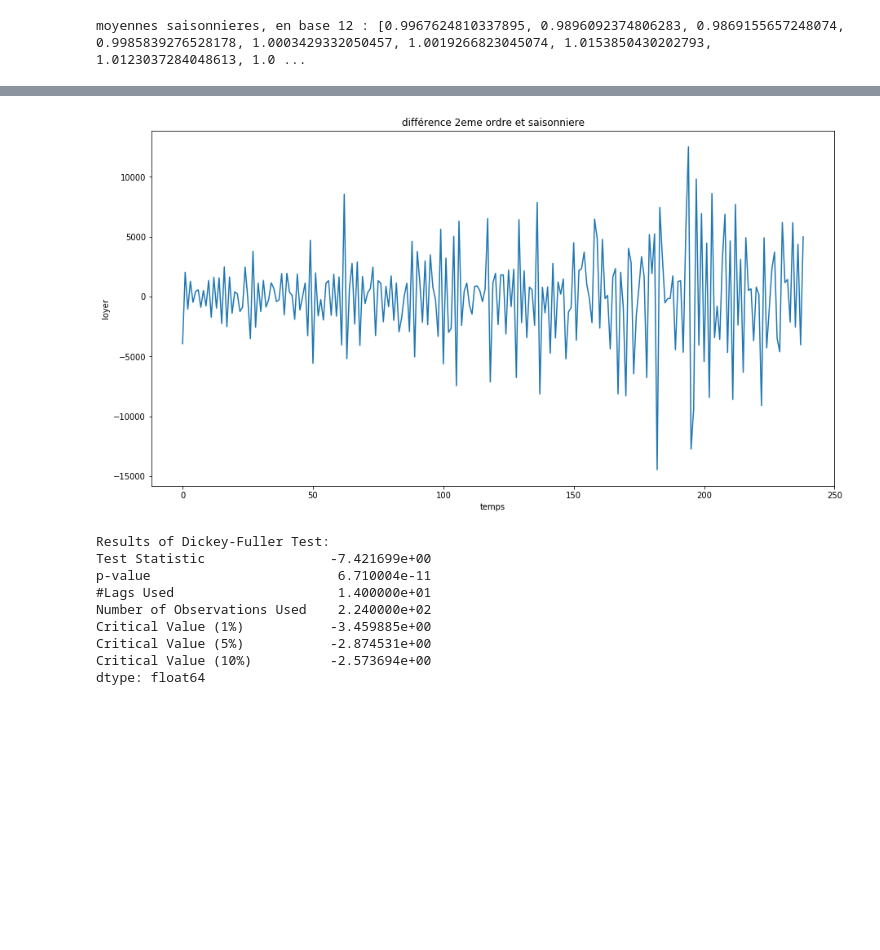
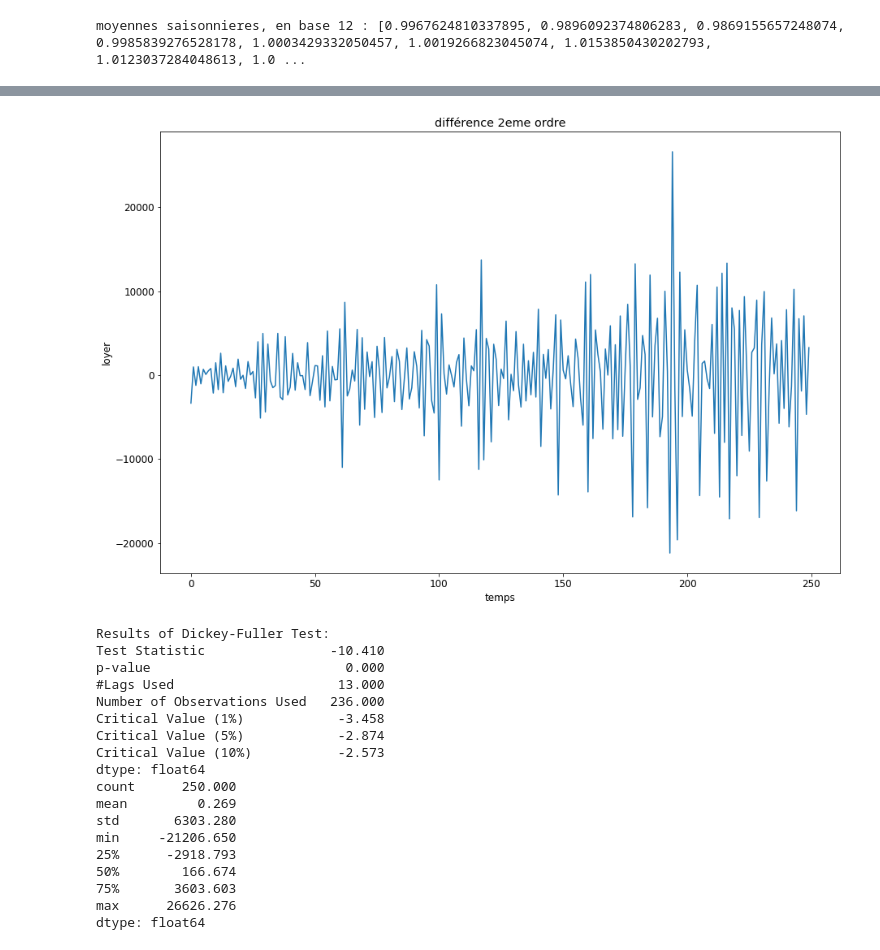
Before and after one commit to anonz322/London, a Jupyter notebook: nb-UK.ipynb, the cells around one changed output, grey strips where cells are left out. Cells and saved outputs as stored; diff of their text form; code cells hidden in the pictures; blank space fills up the shorter version.

```diff
--- a/nb-UK.ipynb
+++ b/nb-UK.ipynb
@@ -99,5 +100,6 @@ analyse_df.plot(grid=True)
 # %%
-rcParams['figure.figsize'] = [15.0, 10.0]
+plt.figure(figsize=(15,10))
+
 reserve_df.plot(grid=True)
 # %% [output]
 <matplotlib.axes._subplots.AxesSubplot at 0x...>
@@ -155,8 +345,8 @@ No handles with labels found to put in legend.
 # %%
 #décomposition - modèle additif
-import statsmodels.api as sm
+
 decompo = sm.tsa.seasonal_decompose(analyse_df['Average_Price'], model = 'additive')
-rcParams['figure.figsize'] = [15.0, 8.0]
+plt.figure(figsize=(15,8))
 decompo.plot()
 #decompo.resid.plot(kind='kde')
 print(decompo.resid.describe())
@@ -174,7 +365,7 @@ Name: Average_Price, dtype: float64
 # %%
 #decomposition - modele multiplicatif
 decompo = sm.tsa.seasonal_decompose(analyse_df['Average_Price'], model = 'multiplicative')
-rcParams['figure.figsize'] = [15.0, 8.0]
+plt.figure(figsize=(15,8))
 decompo.plot()
 
 #decompo.resid.plot(kind='kde')
@@ -184,5 +375,4 @@ decompo.plot()
 #plt.ylabel("facteur")
 plt.show()
 analyse_df.insert(analyse_df.shape[1],'desaison', decompo.resid.dropna())
-print(analyse_df['desaison'])
 # %% [output]
@@ -415,24 +611,34 @@ dtype: float64
 # %%
-#Essais avec difference ordre 2 + saisonnière (t=12)
 
-difference_ord2_sais = difference(difference_ordinaire, 12)
-difference_ord2_sais = difference(difference_ord2_sais)
-plt.plot(difference_ord2_sais)
-plt.title("différence 2eme ordre et saisonniere")
+#difference ordre 2 : surdifférenciation ! std       6303.280198
+difference_ord2 = difference(difference_ordinaire)
+difference_ord2 = difference(difference_ord2)
+plt.plot(difference_ord2)
+plt.title("différence 2eme ordre")
 plt.xlabel("temps")
 plt.ylabel("loyer")
 plt.show()
-plot_acf(difference_ord2_sais, lags=36)
-plot_pacf(difference_ord2_sais, lags=36)
-dickeyFuller(difference_ord2_sais)
+plot_acf(difference_ord2, lags=36)
+plot_pacf(difference_ord2, lags=36)
+dickeyFuller(difference_ord2)
+print(difference_ord2.describe())
 # %% [output]
-[figure, old version]
+[figure, new version]
 Results of Dickey-Fuller Test:
-Test Statistic                -7.421699e+00
-p-value                        6.710004e-11
-#Lags Used                     1.400000e+01
-Number of Observations Used    2.240000e+02
-Critical Value (1%)           -3.459885e+00
-Critical Value (5%)           -2.874531e+00
-Critical Value (10%)          -2.573694e+00
+Test Statistic                -10.410
+p-value                         0.000
+#Lags Used                     13.000
+Number of Observations Used   236.000
+Critical Value (1%)            -3.458
+Critical Value (5%)            -2.874
+Critical Value (10%)           -2.573
 dtype: float64
+count      250.000
+mean         0.269
+std       6303.280
+min     -21206.650
+25%      -2918.793
+50%        166.674
+75%       3603.603
+max      26626.276
+dtype: float64
```
Also changed, not shown: parts of 32 cells of this notebook.
